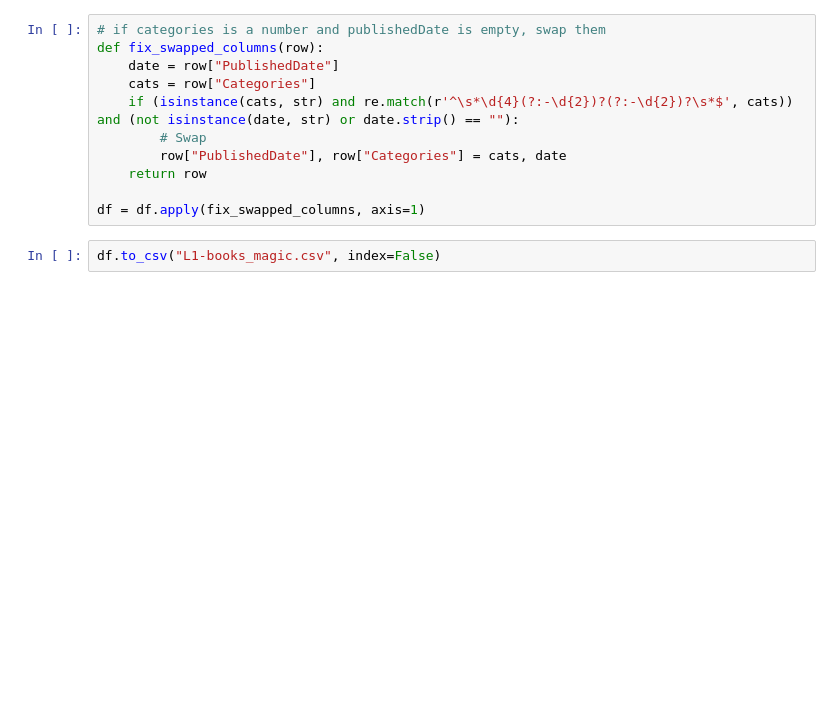
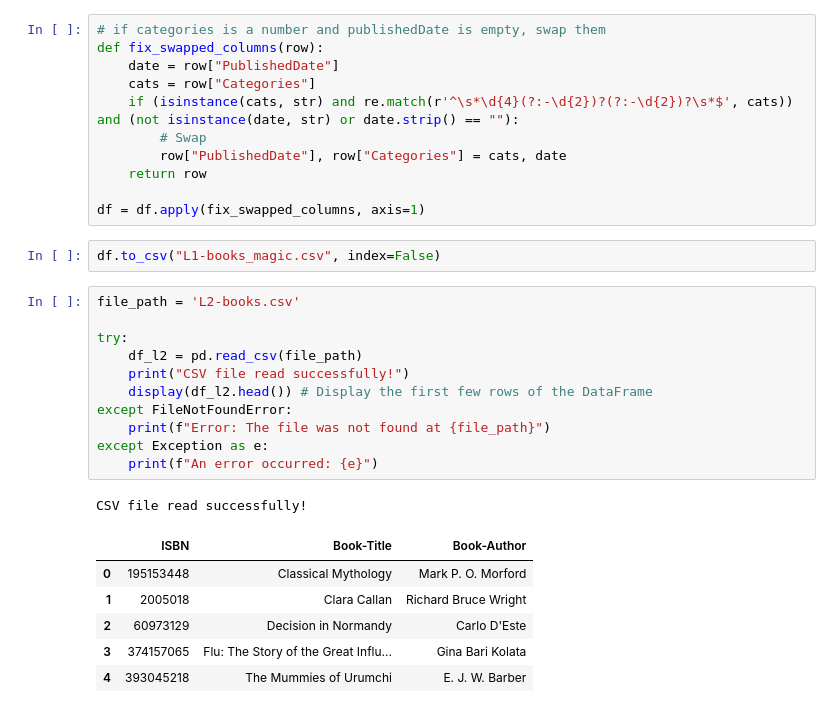
Before and after one commit to NicolasDeHorta/calidad_datos, a Jupyter notebook: nico_eda.ipynb, the cells around one changed output. Saved outputs shown, nothing was run; the diff lists cells and outputs as text; blank space fills up the shorter version.

```diff
--- a/nico_eda.ipynb
+++ b/nico_eda.ipynb
@@ -843,3 +843,22 @@ def fix_swapped_columns(row):
 df = df.apply(fix_swapped_columns, axis=1)
 # %%
 df.to_csv("L1-books_magic.csv", index=False)
+# %%
+file_path = 'L2-books.csv'
+
+try:
+    df_l2 = pd.read_csv(file_path)
+    print("CSV file read successfully!")
+    display(df_l2.head()) # Display the first few rows of the DataFrame
+except FileNotFoundError:
+    print(f"Error: The file was not found at {file_path}")
+except Exception as e:
+    print(f"An error occurred: {e}")
+# %% [output]
+CSV file read successfully!
+|  | ISBN | Book-Title | Book-Author |
+| 0 | 195153448 | Classical Mythology | Mark P. O. Morford |
+| 1 | 2005018 | Clara Callan | Richard Bruce Wright |
+| 2 | 60973129 | Decision in Normandy | Carlo D'Este |
+| 3 | 374157065 | Flu: The Story of the Great Influ... | Gina Bari Kolata |
+| 4 | 393045218 | The Mummies of Urumchi | E. J. W. Barber |
```
Also changed, not shown: parts of 5 cells of this notebook.
